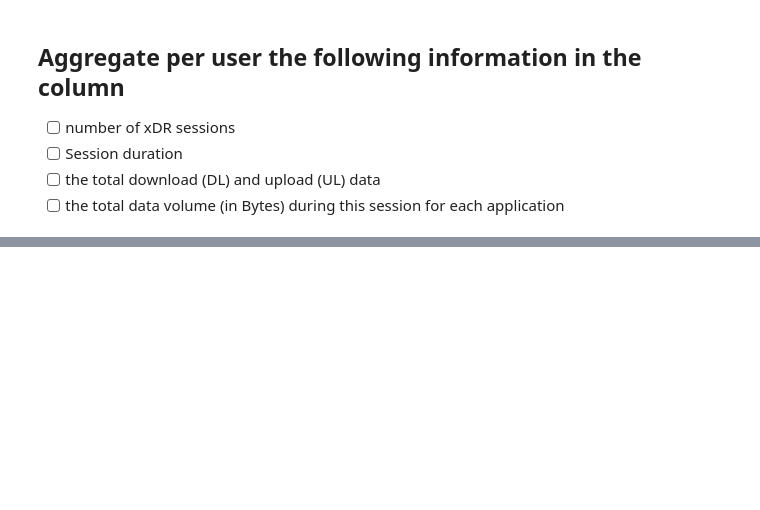
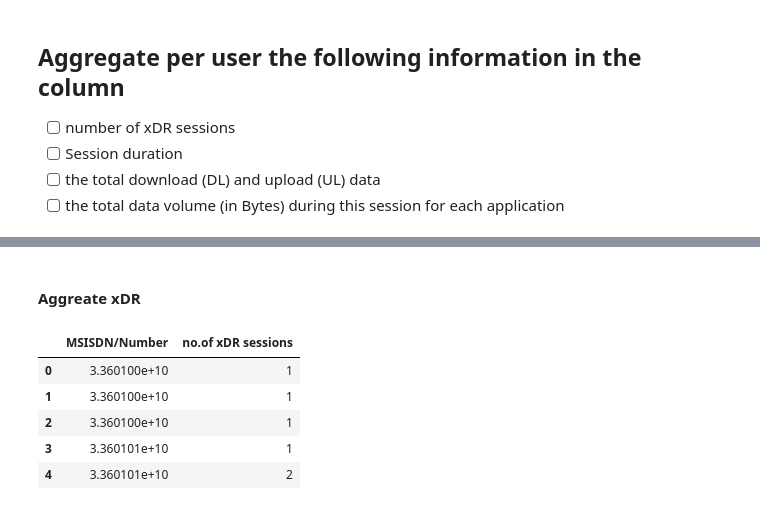
Before and after one commit to Azizadx/user_analytics_in_the_telecommunication, a Jupyter notebook: notebooks/user_overview_analysis/user_behavior_analysis.ipynb, the cells around one changed output, grey strips where cells are left out. Cells and saved outputs as stored; diff of their text form; code cells hidden in the pictures; blank space fills up the shorter version.

Commit message:
feat: xDR session is been added

```diff
--- a/notebooks/user_overview_analysis/user_behavior_analysis.ipynb
+++ b/notebooks/user_overview_analysis/user_behavior_analysis.ipynb
@@ -159,3 +159,6 @@ For improved market positioning, I would recommend focusing on promoting **Huawe
 - [ ] Session duration
 - [ ] the total download (DL) and upload (UL) data
 - [ ] the total data volume (in Bytes) during this session for each application
+# %%
+# drop the duplicate values
+data = ul.drop_duplicates_and_count(df)
@@ -161,0 +228,14 @@ For improved market positioning, I would recommend focusing on promoting **Huawe
+# %% [markdown]
+#### Aggreate xDR
+# %%
+new_df = data.groupby('MSISDN/Number')['Bearer Id'].count().reset_index()
+new_df.columns = ['MSISDN/Number', 'no.of xDR sessions']
+# %%
+new_df.head()
+# %% [output]
+|  | MSISDN/Number | no.of xDR sessions |
+| 0 | 3.360100e+10 | 1 |
+| 1 | 3.360100e+10 | 1 |
+| 2 | 3.360100e+10 | 1 |
+| 3 | 3.360101e+10 | 1 |
+| 4 | 3.360101e+10 | 2 |
```
Also changed, not shown: parts of 3 cells of this notebook, 1 other file.
